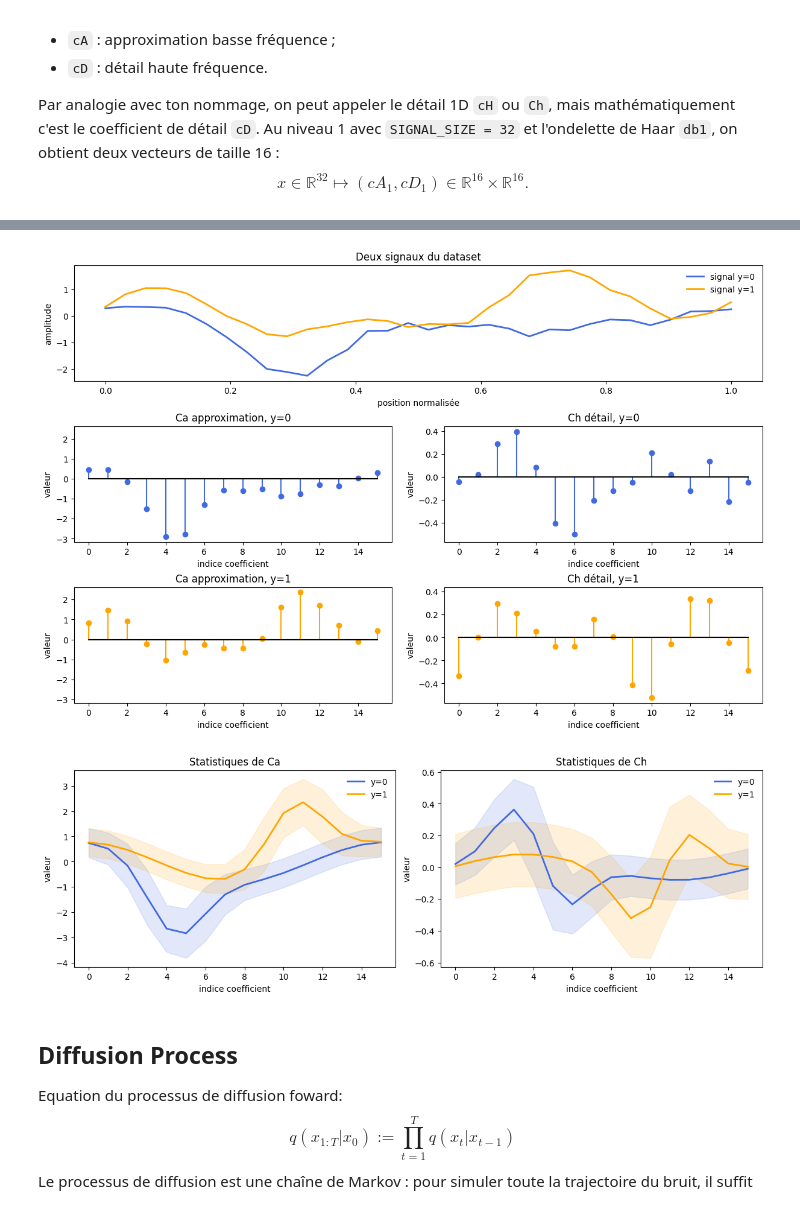
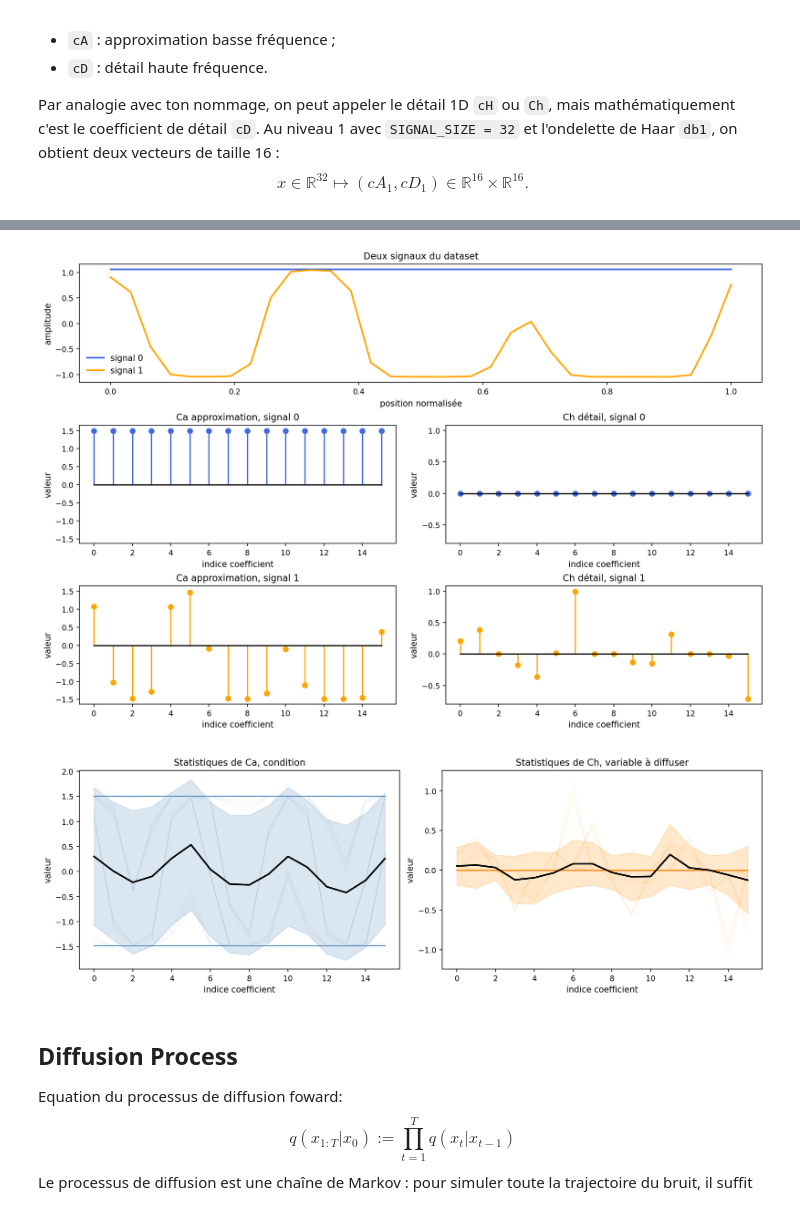
Before and after one commit to Samuel-Chapuis/Rayleigh-Taylor-Generative-Surrogate, a Jupyter notebook: exemples/1D-Simplest-Wave_Model.ipynb, the cells around one changed output, grey strips where cells are left out. Cells and saved outputs as stored; diff of their text form; code cells hidden in the pictures.

```diff
--- a/exemples/1D-Simplest-Wave_Model.ipynb
+++ b/exemples/1D-Simplest-Wave_Model.ipynb
@@ -225,69 +242,69 @@ RMSE reconstruction niveau 1 = 6.358307302889443e-08
 fig = plt.figure(figsize=(12, 8), constrained_layout=True)
 gs = fig.add_gridspec(3, 2, height_ratios=[1.0, 1.0, 1.0])
 
-idx0 = torch.where(labels == 0)[0][0]
-idx1 = torch.where(labels == 1)[0][0]
+idx0 = 0
+idx1 = 80
 coef_grid = torch.arange(Ca.shape[1])
 
 ax_signal = fig.add_subplot(gs[0, :])
 ax_ca0 = fig.add_subplot(gs[1, 0])
 ax_ch0 = fig.add_subplot(gs[1, 1], sharex=ax_ca0)
 ax_ca1 = fig.add_subplot(gs[2, 0], sharex=ax_ca0, sharey=ax_ca0)
 ax_ch1 = fig.add_subplot(gs[2, 1], sharex=ax_ch0, sharey=ax_ch0)
 
-for idx, color, name in [(idx0, "royalblue", "y=0"), (idx1, "orange", "y=1")]:
-    ax_signal.plot(grid, dataset[idx], color=color, linewidth=2, label=f"signal {name}")
+for idx, color, name in [(idx0, "royalblue", "signal 0"), (idx1, "orange", "signal 1")]:
+    ax_signal.plot(grid, dataset[idx], color=color, linewidth=2, label=name)
 
 ax_signal.set_title("Deux signaux du dataset")
 ax_signal.set_xlabel("position normalisée")
 ax_signal.set_ylabel("amplitude")
 ax_signal.legend(frameon=False)
 
 for axis, idx, color, title in [
-    (ax_ca0, idx0, "royalblue", "Ca approximation, y=0"),
-    (ax_ch0, idx0, "royalblue", "Ch détail, y=0"),
-    (ax_ca1, idx1, "orange", "Ca approximation, y=1"),
-    (ax_ch1, idx1, "orange", "Ch détail, y=1"),
+    (ax_ca0, idx0, "royalblue", "Ca approximation, signal 0"),
+    (ax_ch0, idx0, "royalblue", "Ch détail, signal 0"),
+    (ax_ca1, idx1, "orange", "Ca approximation, signal 1"),
+    (ax_ch1, idx1, "orange", "Ch détail, signal 1"),
 ]:
     coeff = Ca[idx] if "Ca" in title else Ch[idx]
     axis.stem(coef_grid, coeff, linefmt=color, markerfmt="o", basefmt="k-")
     axis.set_title(title)
     axis.set_xlabel("indice coefficient")
     axis.set_ylabel("valeur")
 
 plt.show()
 
-# fig, ax = plt.subplots(1, 2, figsize=(12, 4), constrained_layout=True)
-# for label_value, color in [(0, "royalblue"), (1, "orange")]:
-#     mask = labels == label_value
-#     ax[0].plot(coef_grid, Ca[mask].mean(dim=0), color=color, linewidth=2, label=f"y={label_value}")
-#     ax[0].fill_between(
-#         coef_grid.numpy(),
-#         (Ca[mask].mean(dim=0) - Ca[mask].std(dim=0)).numpy(),
-#         (Ca[mask].mean(dim=0) + Ca[mask].std(dim=0)).numpy(),
-#         color=color,
-#         alpha=0.15,
-#     )
-#     ax[1].plot(coef_grid, Ch[mask].mean(dim=0), color=color, linewidth=2, label=f"y={label_value}")
-#     ax[1].fill_between(
-#         coef_grid.numpy(),
-#         (Ch[mask].mean(dim=0) - Ch[mask].std(dim=0)).numpy(),
-#         (Ch[mask].mean(dim=0) + Ch[mask].std(dim=0)).numpy(),
-#         color=color,
-#         alpha=0.15,
-#     )
+fig, ax = plt.subplots(1, 2, figsize=(12, 4), constrained_layout=True)
+ax[0].plot(coef_grid, Ca[:200].T, color="steelblue", alpha=0.05, linewidth=0.8)
+ax[0].plot(coef_grid, Ca.mean(dim=0), color="black", linewidth=2)
+ax[0].fill_between(
+    coef_grid.numpy(),
+    (Ca.mean(dim=0) - Ca.std(dim=0)).numpy(),
+    (Ca.mean(dim=0) + Ca.std(dim=0)).numpy(),
+    color="steelblue",
+    alpha=0.2,
+)
+ax[0].set_title("Statistiques de Ca, condition")
 
-# ax[0].set_title("Statistiques de Ca")
-# ax[1].set_title("Statistiques de Ch")
-# for axis in ax:
-#     axis.set_xlabel("indice coefficient")
-#     axis.set_ylabel("valeur")
-#     axis.legend(frameon=False)
+ax[1].plot(coef_grid, Ch[:200].T, color="darkorange", alpha=0.05, linewidth=0.8)
+ax[1].plot(coef_grid, Ch.mean(dim=0), color="black", linewidth=2)
+ax[1].fill_between(
+    coef_grid.numpy(),
+    (Ch.mean(dim=0) - Ch.std(dim=0)).numpy(),
+    (Ch.mean(dim=0) + Ch.std(dim=0)).numpy(),
+    color="darkorange",
+    alpha=0.2,
+)
+ax[1].set_title("Statistiques de Ch, variable à diffuser")
 
-# plt.show()
+for axis in ax:
+    axis.set_xlabel("indice coefficient")
+    axis.set_ylabel("valeur")
+
+plt.show()
 # %% [output]
-[figure, old version]
+[figure, new version]
-[figure, old version]
+[figure, new version]
 # %% [markdown]
 ## Diffusion Process
 
```
Also changed, not shown: parts of 17 cells of this notebook.
